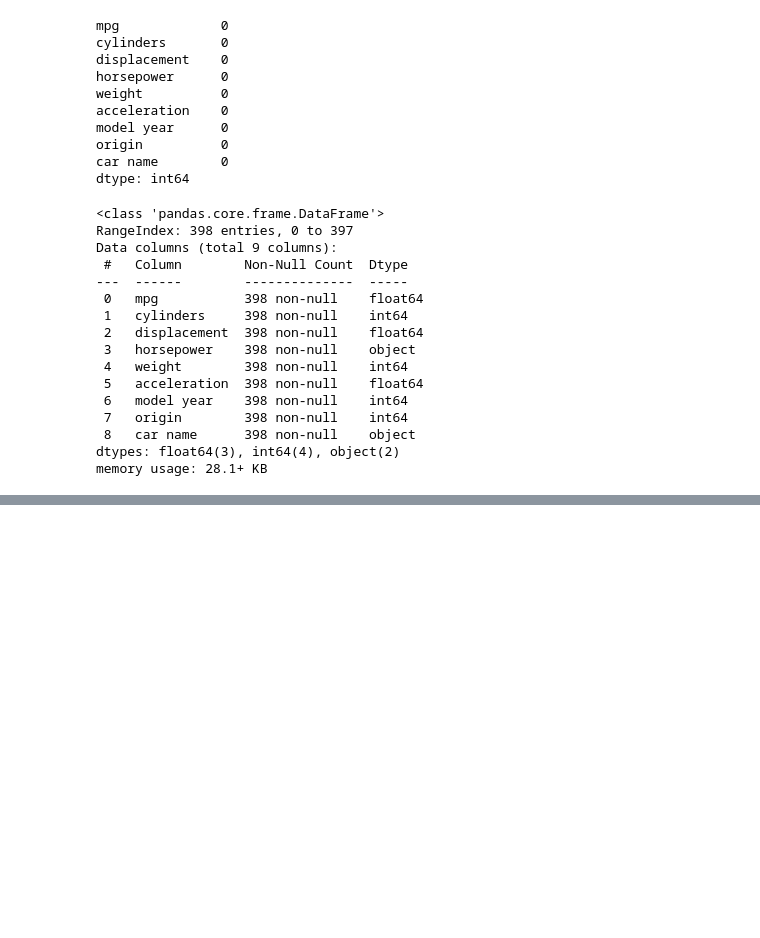
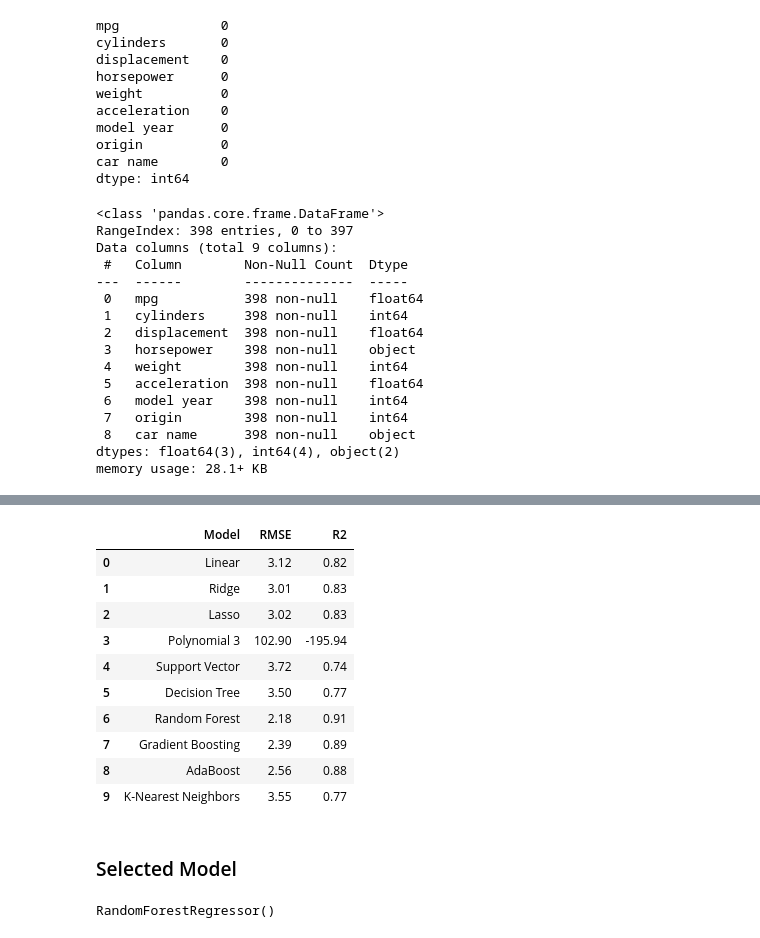
Before and after one commit to anirudhsardiwal/Mileage-Prediction-App, a Jupyter notebook: mileage_prediction.ipynb, the cells around one changed output, grey strips where cells are left out. Cells and saved outputs as stored; diff of their text form; code cells hidden in the pictures; blank space fills up the shorter version.

```diff
--- a/mileage_prediction.ipynb
+++ b/mileage_prediction.ipynb
@@ -92,0 +139,39 @@ for i, col in enumerate(df.columns):
+# %%
+results = []
+# %%
+for name, model in models.items():
+    if name == 'Polynomial 3':
+        poly = PolynomialFeatures(degree=3)
+        X_train_poly = poly.fit_transform(X_train)
+        X_test_poly = poly.transform(X_test)
+        lin_reg = LinearRegression()
+        lin_reg.fit(X_train_poly, y_train)
+        y_pred = lin_reg.predict(X_test_poly)
+    else:
+        model.fit(X_train, y_train)
+        y_pred = model.predict(X_test)
+
+    rmse = np.sqrt(mean_squared_error(y_test, y_pred))
+    r2 = r2_score(y_test, y_pred)
+
+    results.append({'Model': name, 'RMSE': rmse, 'R2': r2})
+# %%
+results_df = pd.DataFrame(results)
+# %%
+results_df[['RMSE','R2']] = results_df[['RMSE','R2']].map(lambda x: f'{x:.2f}')
+# %%
+results_df
+# %% [output]
+|  | Model | RMSE | R2 |
+| 0 | Linear | 3.12 | 0.82 |
+| 1 | Ridge | 3.01 | 0.83 |
+| 2 | Lasso | 3.02 | 0.83 |
+| 3 | Polynomial 3 | 102.90 | -195.94 |
+| 4 | Support Vector | 3.72 | 0.74 |
+| 5 | Decision Tree | 3.50 | 0.77 |
+| 6 | Random Forest | 2.18 | 0.91 |
+| 7 | Gradient Boosting | 2.39 | 0.89 |
+| 8 | AdaBoost | 2.56 | 0.88 |
+| 9 | K-Nearest Neighbors | 3.55 | 0.77 |
+# %% [markdown]
+### Selected Model
@@ -92,0 +180,4 @@ for i, col in enumerate(df.columns):
+# %%
+model_rf.fit(X_train, y_train)
+# %% [output]
+RandomForestRegressor()
```
Also changed, not shown: parts of 20 cells of this notebook, 1 other file.
